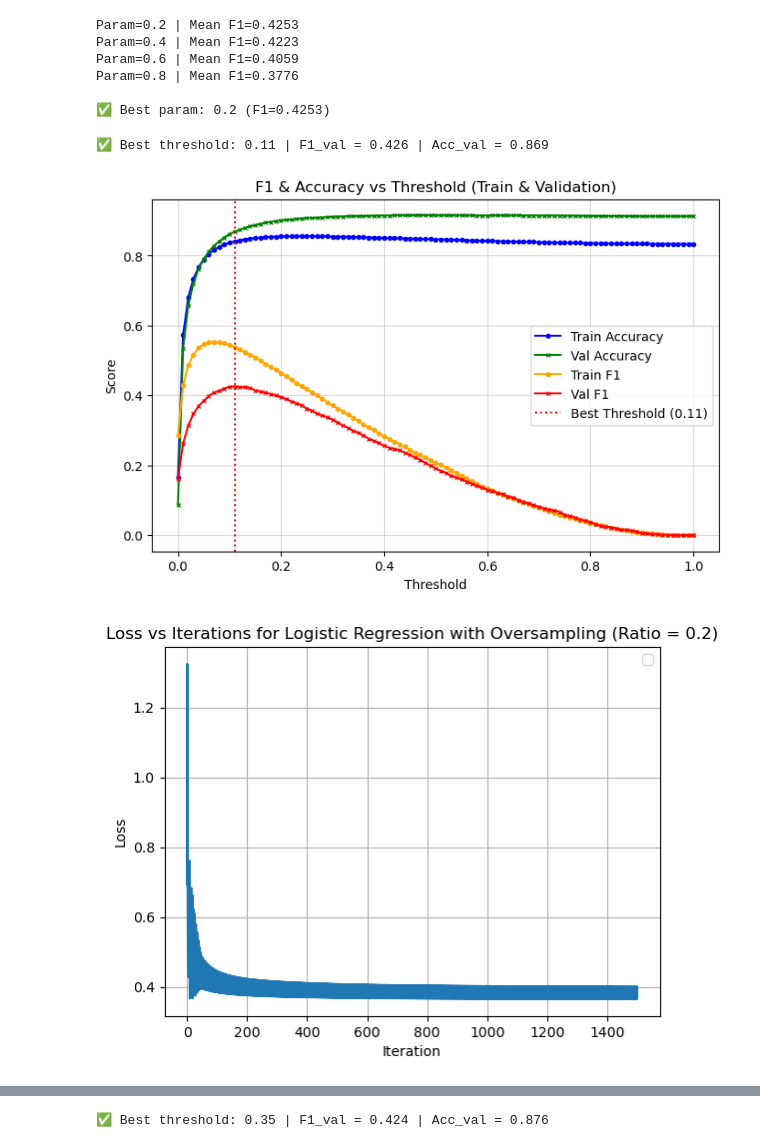
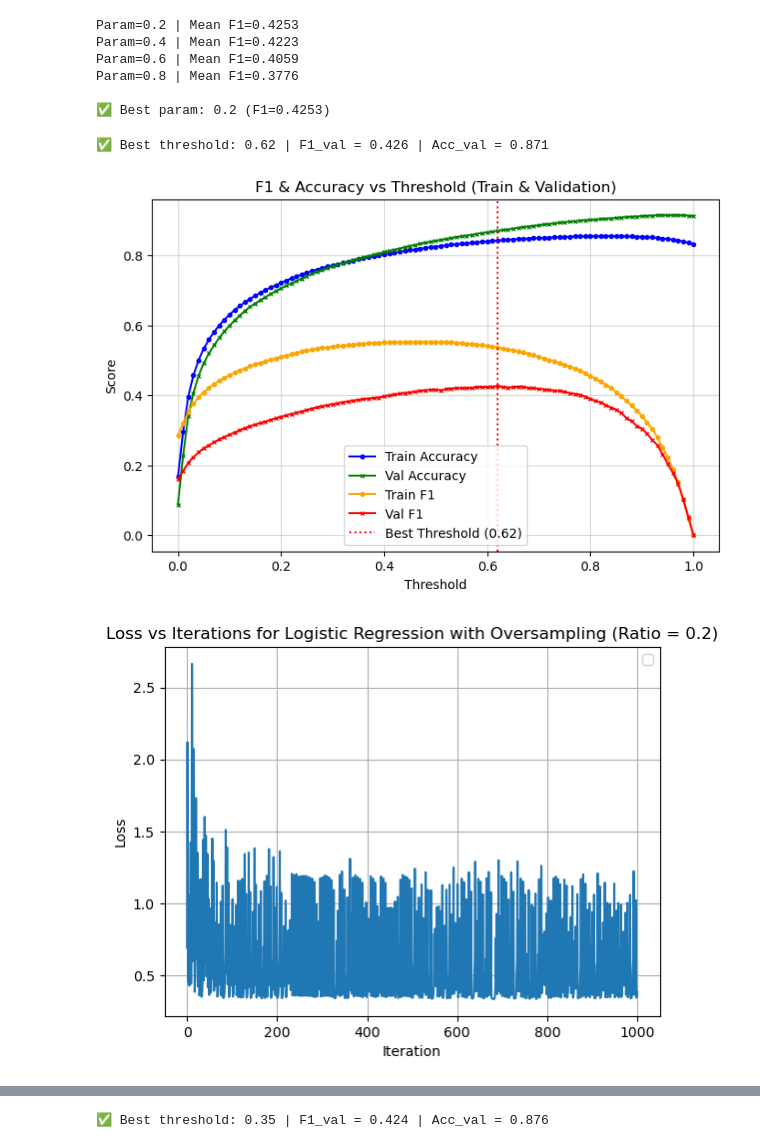
Before and after one commit to nathanmutin/MilaLyon, a Jupyter notebook: notebooks/crossvalidation.ipynb, the cells around one changed output, grey strips where cells are left out. Cells and saved outputs as stored; diff of their text form; code cells hidden in the pictures.

```diff
--- a/notebooks/crossvalidation.ipynb
+++ b/notebooks/crossvalidation.ipynb
@@ -97,7 +97,7 @@ Ratio of majority class to minority class: 10.35
 # %% [markdown]
 Crossvalidation to find best learning rate
 # %%
-max_iter = 1500
+max_iter = 1000
 # %%
 # Using the generic cross-validation function
 def learning_function(y, tx, gamma):
@@ -295,18 +350,18 @@ best_ratio = 0.2
 # %%
 x_over, y_over = oversample_data(data_copy['x_train'], data_copy['y_train'], ratio=best_ratio)
 initial_w = np.zeros(x_over.shape[1])
-weights_4, losses_4 =logistic_regression(y_over, x_over,initial_w, max_iter, best_gamma, return_history=True)
+weights_4, losses_4 =logistic_regression(y_over, x_over,initial_w, max_iter, 0.8, return_history=True)
 
 best_t = plot_training_validation_performance(x_over, y_over, data_copy['x_val'], data_copy['y_val'], weights_4, losses_4)
 
 plt.plot(losses_4)
 plt.xlabel("Iteration")
 plt.ylabel("Loss")
 plt.title(f"Loss vs Iterations for Logistic Regression with Oversampling (Ratio = {best_ratio})")
 plt.legend()
 plt.grid(True)
 plt.show()
 # %% [output]
-✅ Best threshold: 0.11 | F1_val = 0.426 | Acc_val = 0.869
+✅ Best threshold: 0.62 | F1_val = 0.426 | Acc_val = 0.871
-[figure, old version]
+[figure, new version]
-[figure, old version]
+[figure, new version]
```
Also changed, not shown: parts of 13 cells of this notebook, 2 other files.
